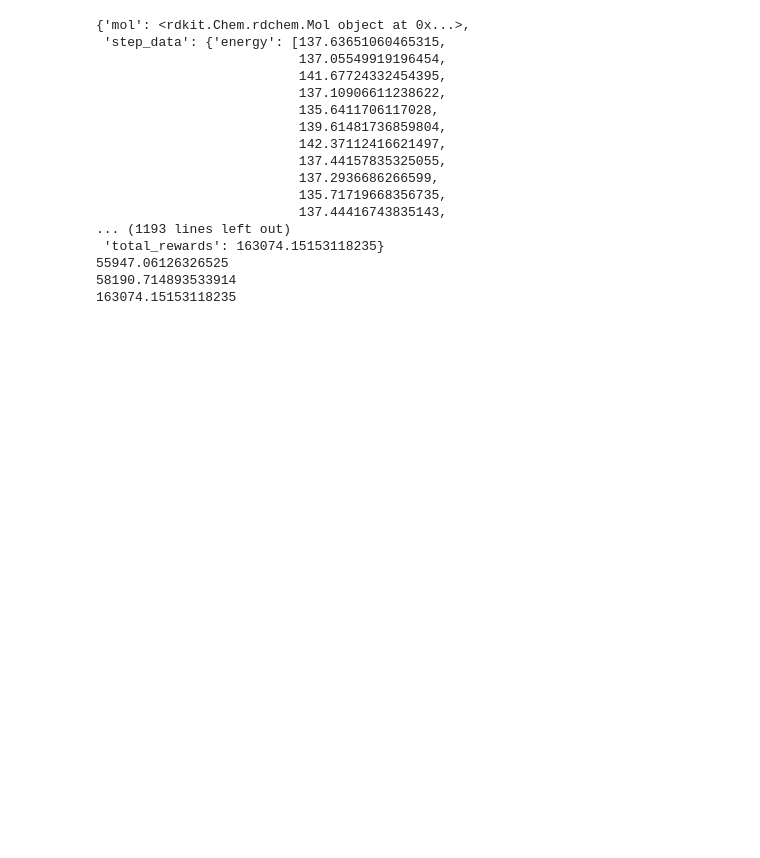
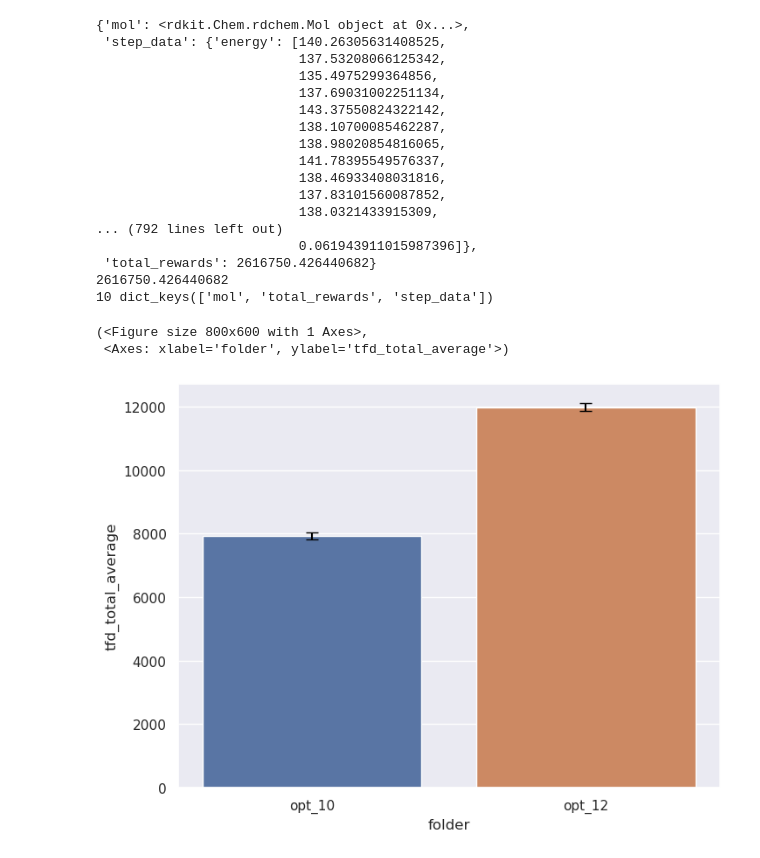
Before and after one commit to Yoyo-0916/conformer-rl, a Jupyter notebook: examples/example_analysis.ipynb, the cells around one changed output. Cells and saved outputs as stored; diff of their text form; code cells hidden in the pictures; blank space fills up the shorter version.

```diff
--- a/examples/example_analysis.ipynb
+++ b/examples/example_analysis.ipynb
@@ -20,3 +34,40 @@ from conformer_rl import analysis
+# %%
+"""
+If we have multiple folders and each folder contains multiple pickled evaluation
+episodes, we can compare the average tfd_total for each folder in a single bar plot.
+"""
+folders = [
+    'data/opt10',
+    'data/opt12'
+]
+
+labels = [
+    'opt_10',
+    'opt_12'
+]
+
+analysis.bar_plot_tfd_average_from_folders(folders, labels)
+# %% [output]
+{'mol': <rdkit.Chem.rdchem.Mol object at 0x...>,
+ 'step_data': {'energy': [140.26305631408525,
+                          137.53208066125342,
+                          135.4975299364856,
+                          137.69031002251134,
+                          143.37550824322142,
+                          138.10700085462287,
+                          138.98020854816065,
+                          141.78395549576337,
+                          138.46933408031816,
+                          137.83101560087852,
+                          138.0321433915309,
+... (792 lines left out)
+                          0.061943911015987396]},
+ 'total_rewards': 2616750.426440682}
+2616750.426440682
+10 dict_keys(['mol', 'total_rewards', 'step_data'])
+(<Figure size 800x600 with 1 Axes>,
+ <Axes: xlabel='folder', ylabel='tfd_total_average'>)
+[figure, added]
 # %%
 from pathlib import Path
 
@@ -56,36 +98,18 @@ We can also specify labels for the data (which will appear in the Seaborn plots)
 #     'example_data3.pickle'
 # ]
 files = [
-    'data/opt/data_opt_4.pickle',
-    'data/opt/data_opt_6.pickle',
-    'data/opt/data_opt_8.pickle',
-    'data/opt/data_opt_10.pickle'
+    # 'data/opt/data_opt_4_game_1.pickle',
+    'data/opt/data_opt_6_game_1.pickle',
+    'data/opt/data_opt_8_game_1.pickle',
+    'data/opt/data_opt_10_game_1.pickle'
 ]
 
 # Specify labels for each data set
 labels = [
-    'data_opt_4',
+    # 'data_opt_4',
     'data_opt_6',
     'data_opt_8',
     'data_opt_10'
 ]
 
 data = analysis.load_data_from_pickle(files, labels)
-# %% [output]
-{'mol': <rdkit.Chem.rdchem.Mol object at 0x...>,
- 'step_data': {'energy': [137.63651060465315,
-                          137.05549919196454,
-                          141.67724332454395,
-                          137.10906611238622,
-                          135.6411706117028,
-                          139.61481736859804,
-                          142.37112416621497,
-                          137.44157835325055,
-                          137.2936686266599,
-                          135.71719668356735,
-                          137.44416743835143,
-... (1193 lines left out)
- 'total_rewards': 163074.15153118235}
-55947.06126326525
-58190.714893533914
-163074.15153118235
```
Also changed, not shown: parts of 14 cells of this notebook, 7 other files.
